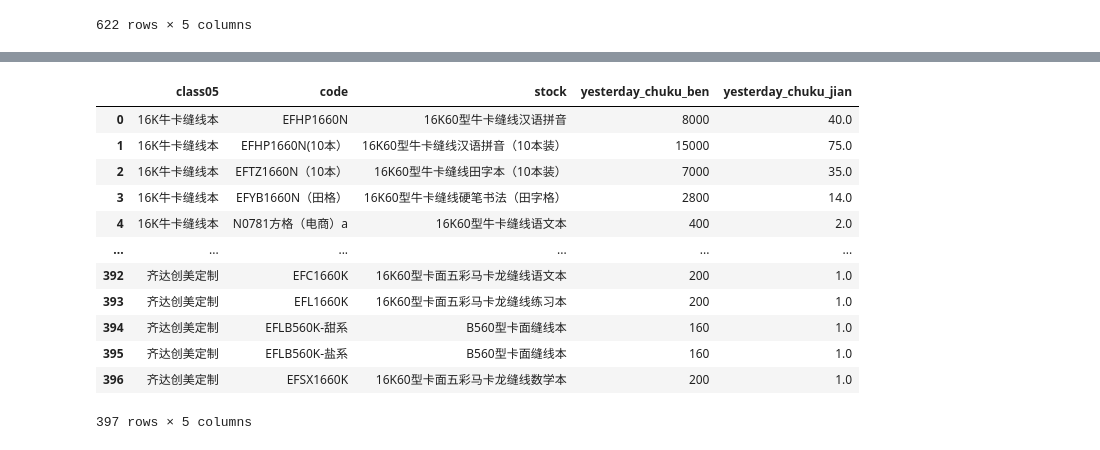
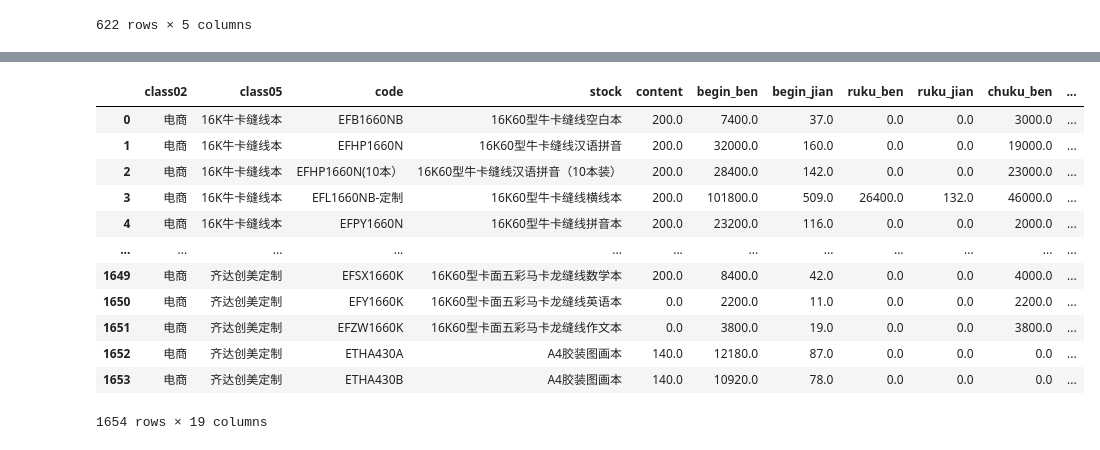
Before and after one commit to reddatetea/fish, a Jupyter notebook: TcloudshoufacunDingdan.ipynb, the cells around one changed output, grey strips where cells are left out. Saved outputs shown, nothing was run; the diff lists cells and outputs as text; code cells hidden in the pictures.

```diff
--- a/TcloudshoufacunDingdan.ipynb
+++ b/TcloudshoufacunDingdan.ipynb
@@ -352,26 +269,24 @@ gp_dingdan = df_dingdan.groupby(['class05','code','stock'])
 yesterday_chuku_ben	 = gp_dingdan['yesterday_chuku_ben'].sum()
 yesterday_chuku_jian = gp_dingdan['yesterday_chuku_jian'].sum()
 df_dingdan_total = pd.DataFrame({'yesterday_chuku_ben':yesterday_chuku_ben,'yesterday_chuku_jian':yesterday_chuku_jian}).reset_index()
-# %%
-df_dingdan_total
-# %% [output]
-|  | class05 | code | stock | yesterday_chuku_ben | yesterday_chuku_jian |
-| 0 | 16K牛卡缝线本 | EFHP1660N | 16K60型牛卡缝线汉语拼音 | 8000 | 40.0 |
-| 1 | 16K牛卡缝线本 | EFHP1660N(10本） | 16K60型牛卡缝线汉语拼音（10本装） | 15000 | 75.0 |
-| 2 | 16K牛卡缝线本 | EFTZ1660N（10本） | 16K60型牛卡缝线田字本（10本装） | 7000 | 35.0 |
-| 3 | 16K牛卡缝线本 | EFYB1660N（田格） | 16K60型牛卡缝线硬笔书法（田字格） | 2800 | 14.0 |
-| 4 | 16K牛卡缝线本 | N0781方格（电商）a | 16K60型牛卡缝线语文本 | 400 | 2.0 |
-| ... | ... | ... | ... | ... | ... |
-| 392 | 齐达创美定制 | EFC1660K | 16K60型卡面五彩马卡龙缝线语文本 | 200 | 1.0 |
-| 393 | 齐达创美定制 | EFL1660K | 16K60型卡面五彩马卡龙缝线练习本 | 200 | 1.0 |
-| 394 | 齐达创美定制 | EFLB560K-甜系 | B560型卡面缝线本 | 160 | 1.0 |
-| 395 | 齐达创美定制 | EFLB560K-盐系 | B560型卡面缝线本 | 160 | 1.0 |
-| 396 | 齐达创美定制 | EFSX1660K | 16K60型卡面五彩马卡龙缝线数学本 | 200 | 1.0 |
-397 rows × 5 columns
 # %%
-merge2 = pd.merge(merge,df_dingdan_total,how = 'outer',on =['class05', 'code', 'stock'],\
+#再连接销售订单
+merge = pd.merge(df2_df1,df_dingdan_total,how = 'outer',on =['class05', 'code', 'stock'],\
                   sort=False)
-merge2.class02 = merge2.class02.fillna(method = 'ffill')
-merge2 = merge2.fillna(0)
-merge2
-merge2.to_excel('merge2.xlsx',index = False)
+merge.class02 = merge.class02.fillna(method = 'ffill')
+merge = merge.fillna(0)
+merge
+# %% [output]
+|  | class02 | class05 | code | stock | content | begin_ben | begin_jian | ruku_ben | ruku_jian | chuku_ben | ... |
+| 0 | 电商 | 16K牛卡缝线本 | EFB1660NB | 16K60型牛卡缝线空白本 | 200.0 | 7400.0 | 37.0 | 0.0 | 0.0 | 3000.0 | ... |
+| 1 | 电商 | 16K牛卡缝线本 | EFHP1660N | 16K60型牛卡缝线汉语拼音 | 200.0 | 32000.0 | 160.0 | 0.0 | 0.0 | 19000.0 | ... |
+| 2 | 电商 | 16K牛卡缝线本 | EFHP1660N(10本） | 16K60型牛卡缝线汉语拼音（10本装） | 200.0 | 28400.0 | 142.0 | 0.0 | 0.0 | 23000.0 | ... |
+| 3 | 电商 | 16K牛卡缝线本 | EFL1660NB-定制 | 16K60型牛卡缝线横线本 | 200.0 | 101800.0 | 509.0 | 26400.0 | 132.0 | 46000.0 | ... |
+| 4 | 电商 | 16K牛卡缝线本 | EFPY1660N | 16K60型牛卡缝线拼音本 | 200.0 | 23200.0 | 116.0 | 0.0 | 0.0 | 2000.0 | ... |
+| ... | ... | ... | ... | ... | ... | ... | ... | ... | ... | ... | ... |
+| 1649 | 电商 | 齐达创美定制 | EFSX1660K | 16K60型卡面五彩马卡龙缝线数学本 | 200.0 | 8400.0 | 42.0 | 0.0 | 0.0 | 4000.0 | ... |
+| 1650 | 电商 | 齐达创美定制 | EFY1660K | 16K60型卡面五彩马卡龙缝线英语本 | 0.0 | 2200.0 | 11.0 | 0.0 | 0.0 | 2200.0 | ... |
+| 1651 | 电商 | 齐达创美定制 | EFZW1660K | 16K60型卡面五彩马卡龙缝线作文本 | 0.0 | 3800.0 | 19.0 | 0.0 | 0.0 | 3800.0 | ... |
+| 1652 | 电商 | 齐达创美定制 | ETHA430A | A4胶装图画本 | 140.0 | 12180.0 | 87.0 | 0.0 | 0.0 | 0.0 | ... |
+| 1653 | 电商 | 齐达创美定制 | ETHA430B | A4胶装图画本 | 140.0 | 10920.0 | 78.0 | 0.0 | 0.0 | 0.0 | ... |
+1654 rows × 19 columns
```
Also changed, not shown: parts of 17 cells of this notebook, 14 other files.
